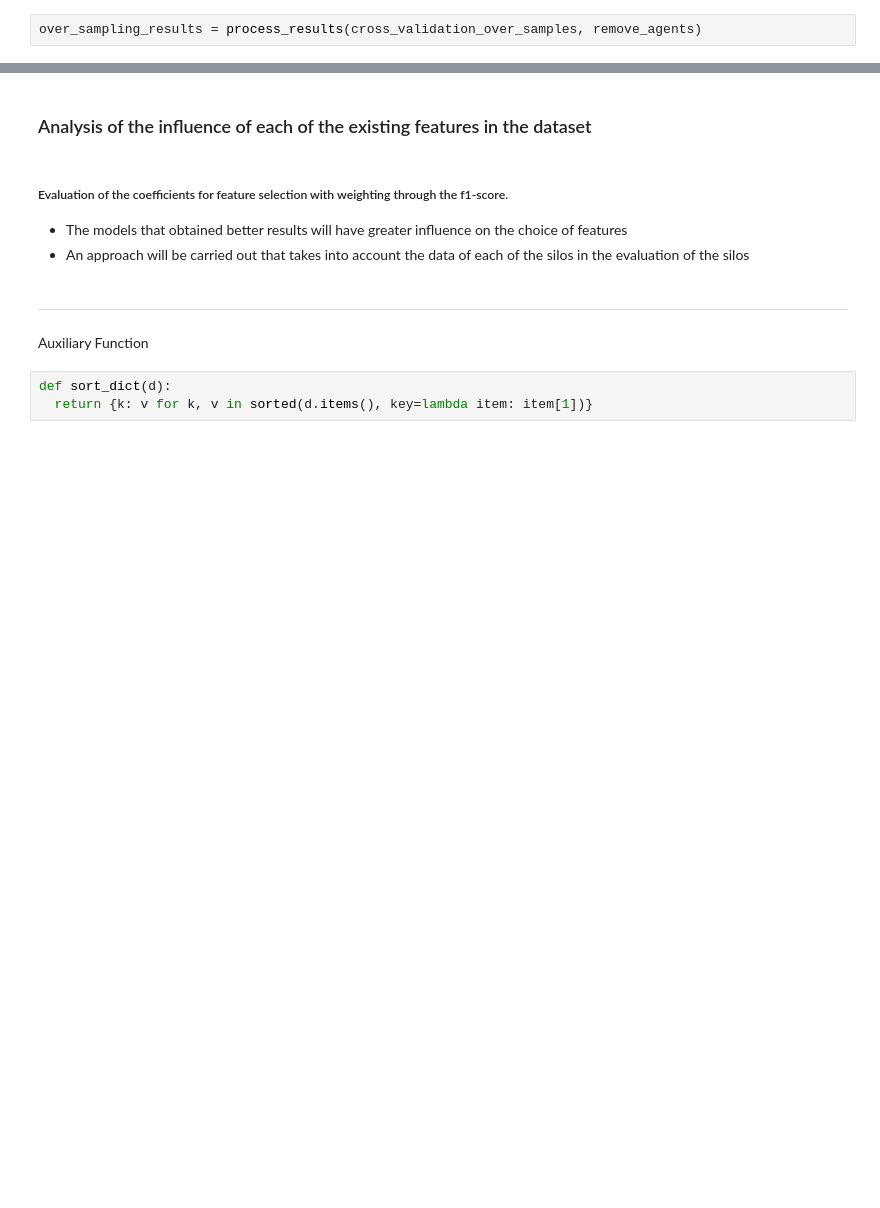
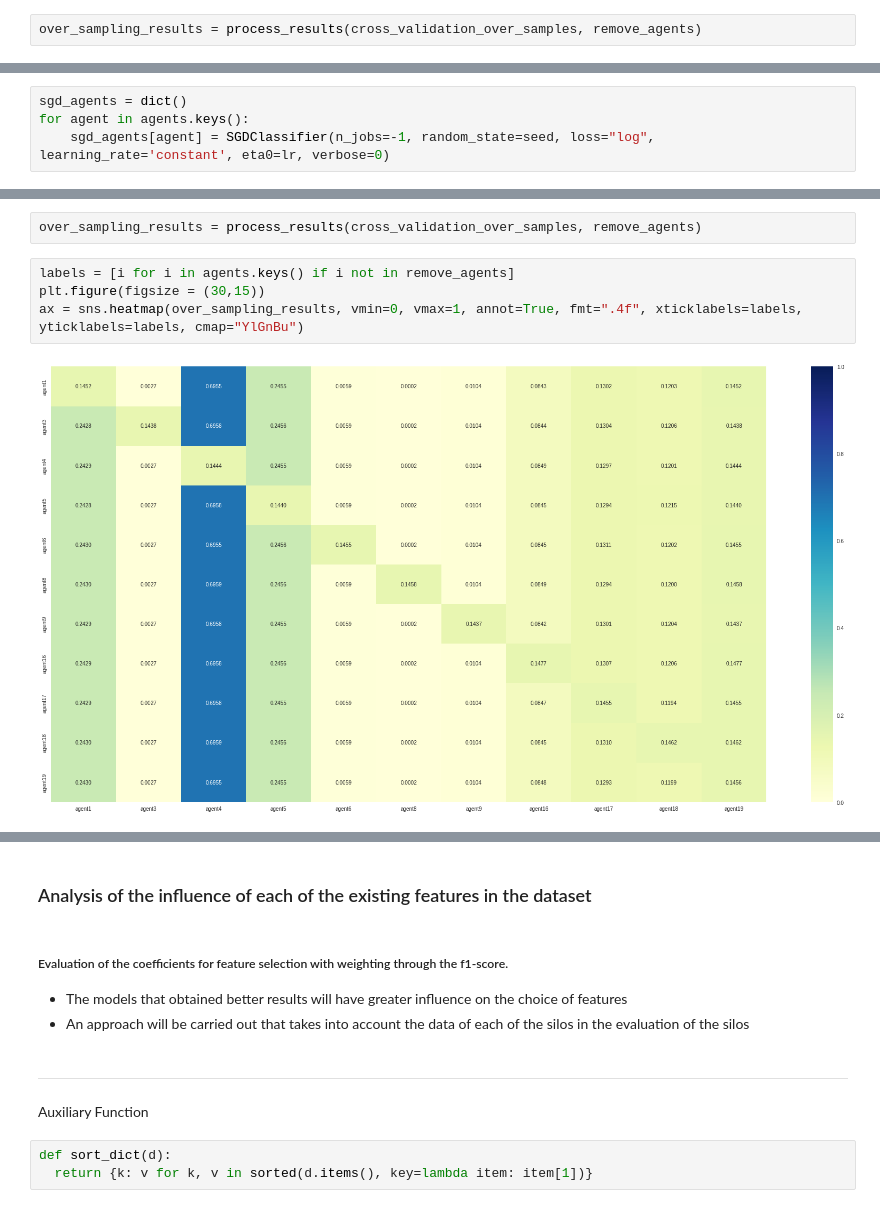
Before and after one commit to c2dc/fl-ids-globecom2022, a Jupyter notebook: TON_IoT, CIC-IDS and BOT-IOT (NetFlowV2) DDoS Network Analysis.ipynb, the cells around one changed output, grey strips where cells are left out. Saved outputs shown, nothing was run; the diff lists cells and outputs as text; blank space fills up the shorter version.

```diff
--- a/TON_IoT, CIC-IDS and BOT-IOT (NetFlowV2) DDoS Network Analysis.ipynb
+++ b/TON_IoT, CIC-IDS and BOT-IOT (NetFlowV2) DDoS Network Analysis.ipynb
@@ -1688,0 +1722,4 @@ for value in average_f1_score.values():
+# %%
+sgd_agents = dict()
+for agent in agents.keys():
+    sgd_agents[agent] = SGDClassifier(n_jobs=-1, random_state=seed, loss="log", learning_rate='constant', eta0=lr, verbose=0)
@@ -1688,0 +1849,8 @@ for value in average_f1_score.values():
+# %%
+over_sampling_results = process_results(cross_validation_over_samples, remove_agents)
+# %%
+labels = [i for i in agents.keys() if i not in remove_agents]
+plt.figure(figsize = (30,15))
+ax = sns.heatmap(over_sampling_results, vmin=0, vmax=1, annot=True, fmt=".4f", xticklabels=labels, yticklabels=labels, cmap="YlGnBu")
+# %% [output]
+[figure, added]
```
Also changed, not shown: parts of 27 cells of this notebook.
